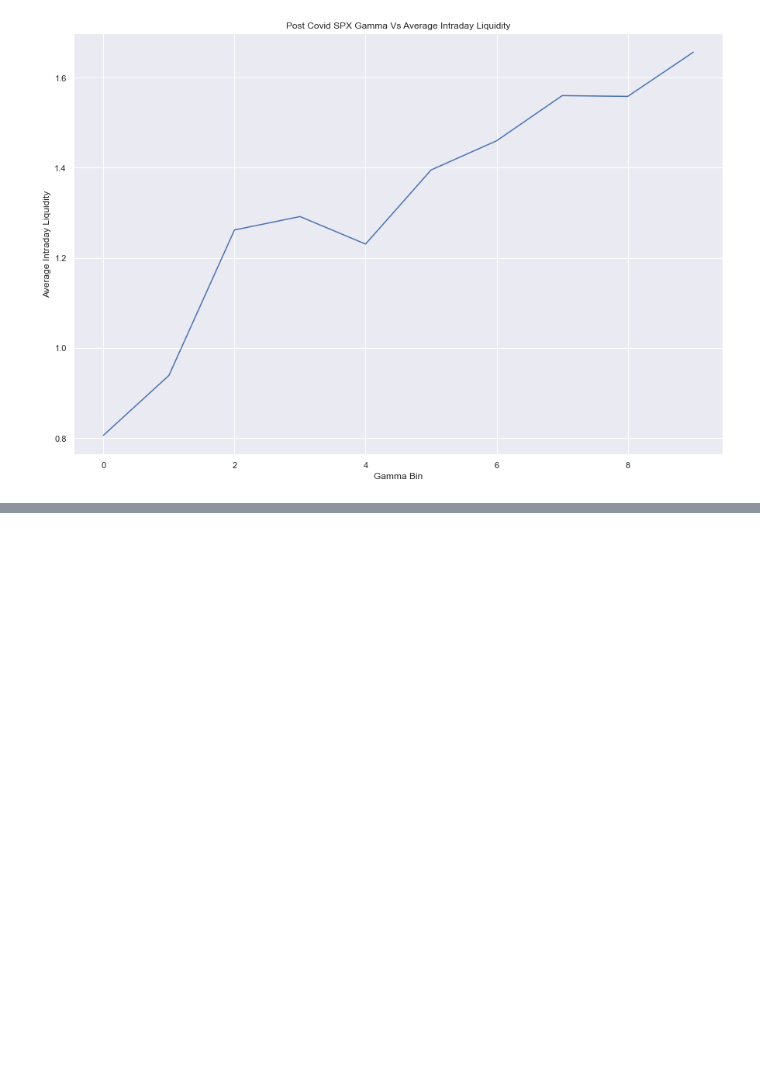
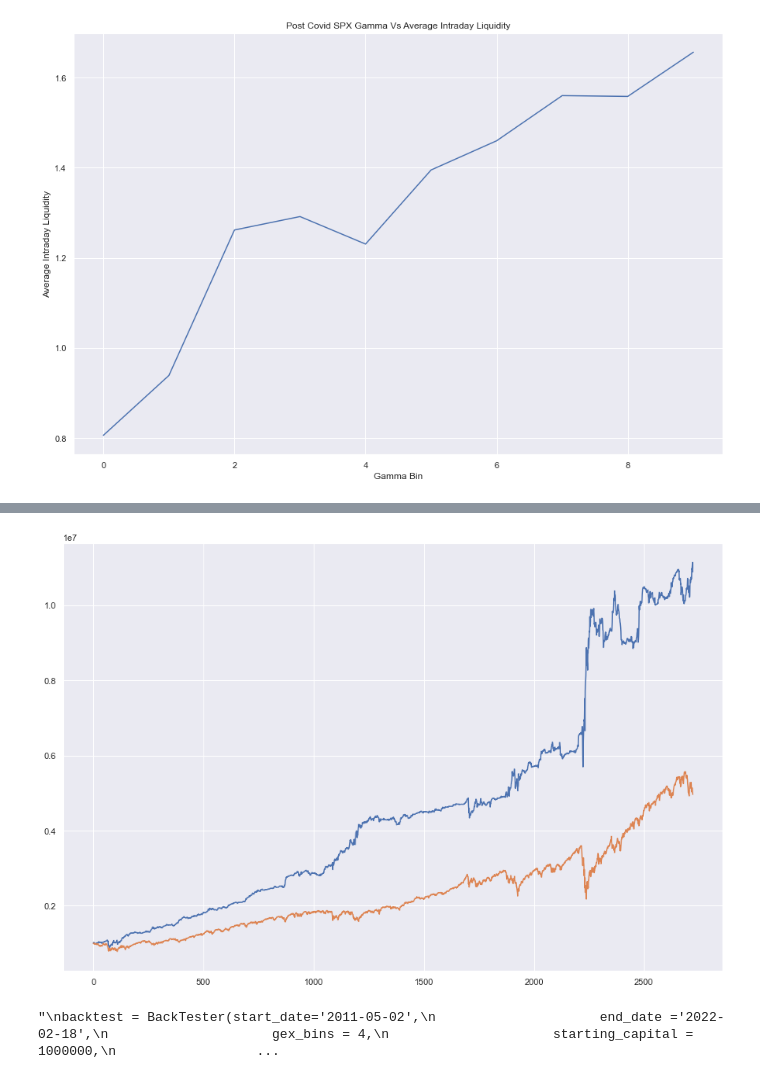
Before and after one commit to nickkxsper/index-gamma, a Jupyter notebook: gex_explore.ipynb, the cells around one changed output, grey strips where cells are left out. Cells and saved outputs as stored; diff of their text form; code cells hidden in the pictures; blank space fills up the shorter version.

```diff
--- a/gex_explore.ipynb
+++ b/gex_explore.ipynb
@@ -136,0 +204,12 @@ Text(0.5, 1.0, 'Post Covid SPX Gamma Vs Average Intraday Liquidity')
+# %%
+'''
+backtest = BackTester(start_date='2011-05-02',
+                     end_date ='2022-02-18',
+                     gex_bins = 8,
+                     starting_capital = 1000000,
+                     leverage = 1.2)
+
+backtest.evaluate_strategy(mr_sma = 20,
+                     mr_threshold = 0.001,
+                     mom_period = 30)
+'''
@@ -136,0 +220,19 @@ Text(0.5, 1.0, 'Post Covid SPX Gamma Vs Average Intraday Liquidity')
+# %%
+plt.plot(backtest.equity_curve_strategy)
+plt.plot(equity_curve_benchmark(1000000, 1.2, rets));
+# %% [output]
+[figure, added]
+# %%
+'''
+backtest = BackTester(start_date='2011-05-02',
+                     end_date ='2022-02-18',
+                     gex_bins = 4,
+                     starting_capital = 1000000,
+                     leverage = 1.2)
+
+backtest.evaluate_strategy(mr_sma = 20,
+                     mr_threshold = 0.001,
+                     mom_period = 30)
+'''
+# %% [output]
+"\nbacktest = BackTester(start_date='2011-05-02',\n                     end_date ='2022-02-18',\n                     gex_bins = 4,\n                     starting_capital = 1000000,\n                  ...
```
Also changed, not shown: parts of 18 cells of this notebook, 5 other files.
